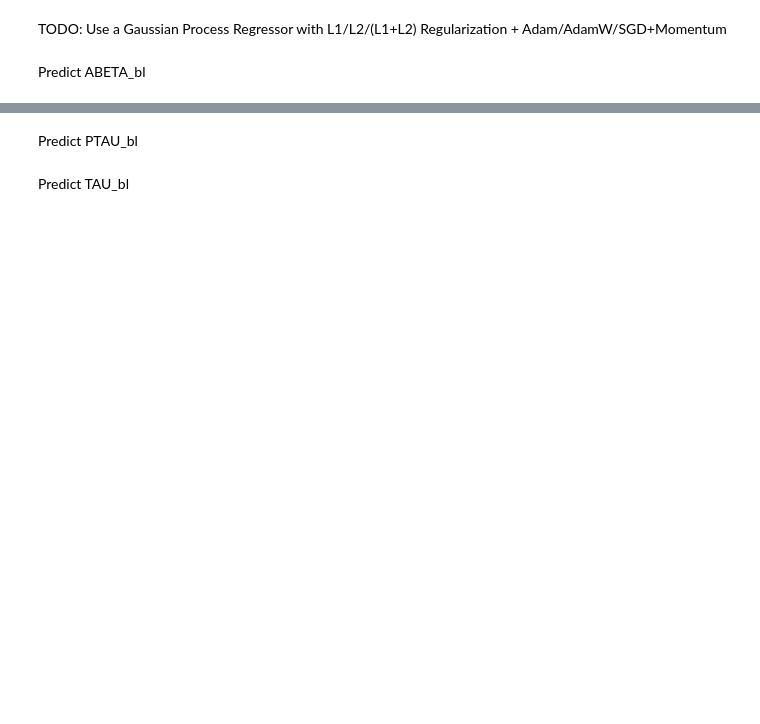
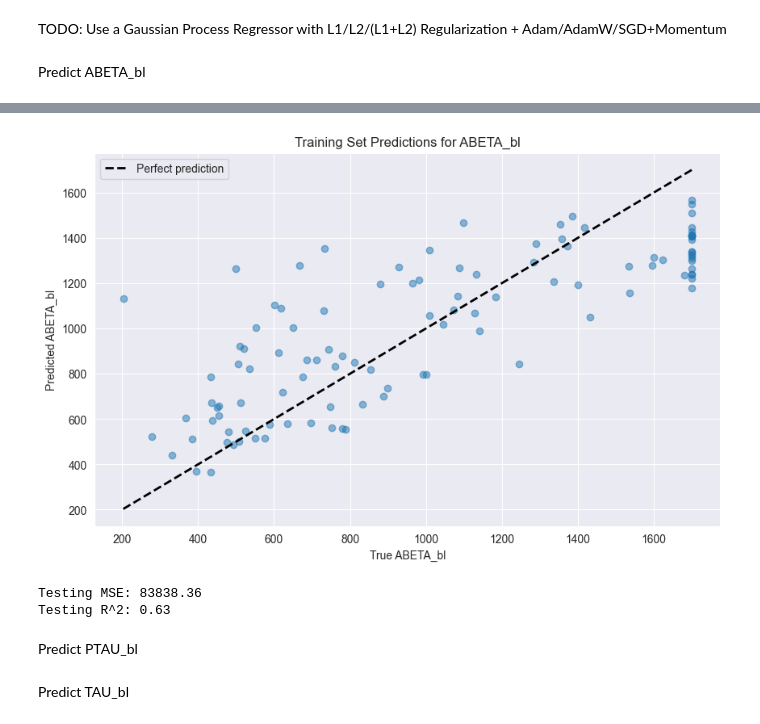
Before and after one commit to Aquila69420/adni-ml, a Jupyter notebook: train.ipynb, the cells around one changed output, grey strips where cells are left out. Drawn from its saved outputs; the diff is of its cells as text; code cells hidden in the pictures; blank space fills up the shorter version.

```diff
--- a/train.ipynb
+++ b/train.ipynb
@@ -60,3 +150,38 @@ gpr = GaussianProcessRegressor(
+# %%
+y_mean_test, y_std_test = gpr.predict(X_test, return_std=True)
+
+# Plot training set predictions
+plt.figure(figsize=(10, 6))
+plt.scatter(y_test, y_mean_test, alpha=0.5)
+# plt.fill_between(
+#     y_test,
+#     y_mean_test - 1.96 * y_std_test,
+#     y_mean_test + 1.96 * y_std_test,
+#     color='gray',
+#     alpha=0.2,
+# )
+plt.plot(
+    [y_test.min(), y_test.max()],
+    [y_test.min(), y_test.max()],
+    'k--',
+    lw=2,
+    label='Perfect prediction',
+)
+plt.xlabel('True ABETA_bl')
+plt.ylabel('Predicted ABETA_bl')
+plt.title('Training Set Predictions for ABETA_bl')
+plt.legend()
+plt.show()
+
+mse_test = mean_squared_error(y_test, y_mean_test)
+r2_test = r2_score(y_test, y_mean_test)
+
+print(f'Testing MSE: {mse_test:.2f}')
+print(f'Testing R^2: {r2_test:.2f}')
+# %% [output]
+[figure, added]
+Testing MSE: 83838.36
+Testing R^2: 0.63
 # %% [markdown]
 Predict PTAU_bl
 # %%
```
Also changed, not shown: parts of 11 cells of this notebook.
